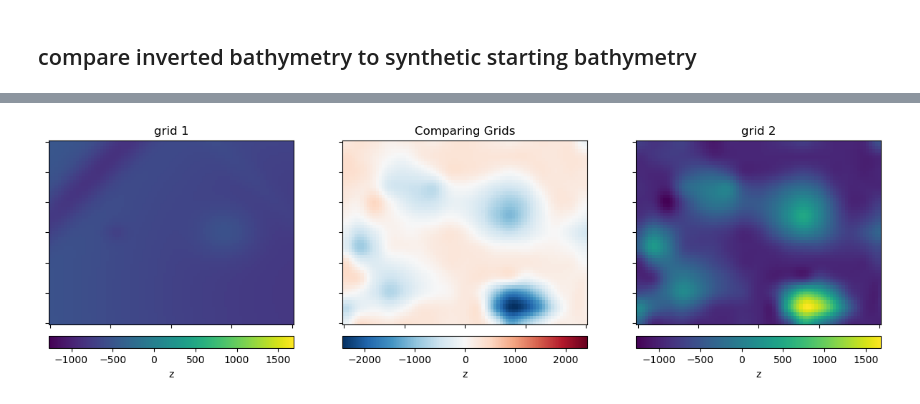
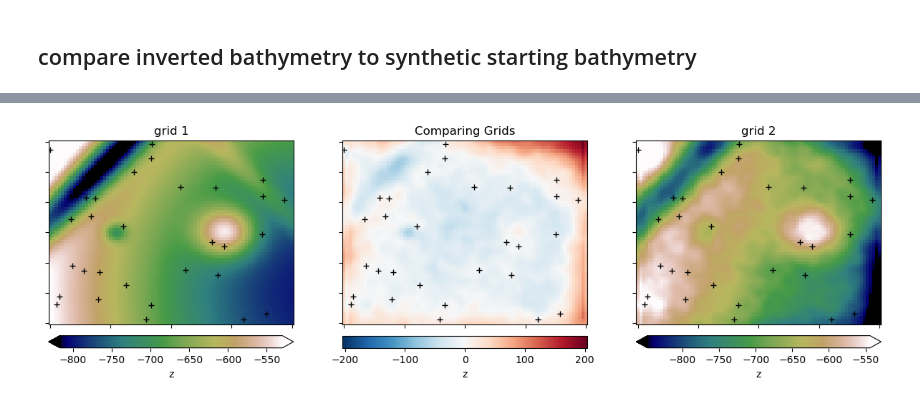
Before and after one commit to mdtanker/RIS_gravity_inversion, a Jupyter notebook: notebooks/synthetic_inversion_simple.ipynb, the cells around one changed output, grey strips where cells are left out. Saved outputs shown, nothing was run; the diff lists cells and outputs as text; code cells hidden in the pictures.

```diff
--- a/notebooks/synthetic_inversion_simple.ipynb
+++ b/notebooks/synthetic_inversion_simple.ipynb
@@ -101,7 +101,7 @@ Note, this doesn't include Layer3 (the regional field) or the full-resolution ba
 # %%
 active_layer = "layer2"
 
-grav_spacing = 5e3
+grav_spacing = 2e3 # true spacing was 2km
 
 returned = inv_utils.import_layers(
     layers_list=[
@@ -109,12 +109,13 @@ returned = inv_utils.import_layers(
         "layer2",
     ],
     spacing_list=[
-        5e3,
-        5e3,
+        2e3, # true spacing was 1km
+        2e3,
     ],
     rho_list=[
         1030,
         2300,
+#         2300-1030,
     ],
     fname_list=[
         "../synthetic_data/synthetic_layer1_simple.zarr",
@@ -415,20 +491,24 @@ topo_results, grav_results, layers_update = inv.geo_inversion(
     buffer_region=buffer_region,
     regional_method=regional_method,
     grav_spacing=grav_spacing,
-    l2_norm_tolerance=1,
-    delta_l2_norm_tolerance=0.1,
-    max_iterations=3,
+    l2_norm_tolerance=.1,
+    delta_l2_norm_tolerance=.06,
+    max_iterations=10,
     # registration="g",
     # deriv_type="annulus",
     deriv_type="prisms",
-    # solver_type="least squares",
-    solver_type="verde least squares",  # issue with top row, values to extreme
+    delta=1,
+    # solver_type="scipy conjugate",
+    # solver_type="numpy least squares",
+    solver_type="scipy least squares",
+    # solver_type="verde least squares",  # issue with top row, values to extreme
     # solver_type="steepest descent",
     # solver_type="gauss newton",
-    # solver_damping=1e3,
+    solver_damping=.1,
     # apply_weights=True,
-    # max_layer_change_per_iter=200,
+    # max_layer_change_per_iter=5e3,
     # save_results = True,
+
     # kwargs
     apply_constraints=False,
     # filter kwargs
@@ -521,6 +584,9 @@ grids = utils.grd_compare(
     region=inversion_region,
     plot=True,
     plot_type="xarray",
+    cmap="gist_earth",
+    robust=True,
+    points=constraint_points,
 )
 # %% [output]
 grid spacings don't match, using smaller spacing (1000.0m).
@@ -529 +595 @@ Warning, requested spacing (1000.0) is smaller than the original  (5000.0).
-[figure, old version]
+[figure, new version]
```
Also changed, not shown: parts of 29 cells of this notebook.
